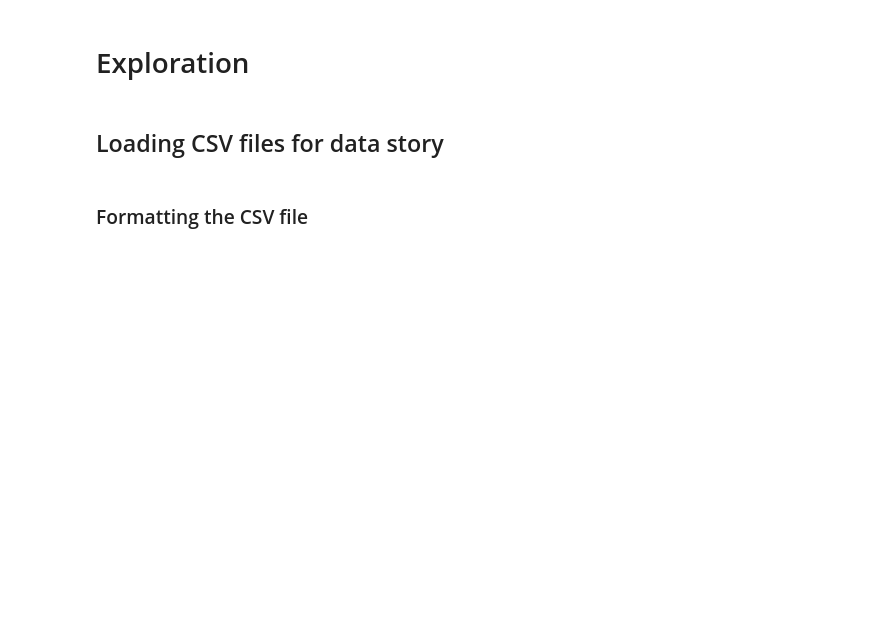
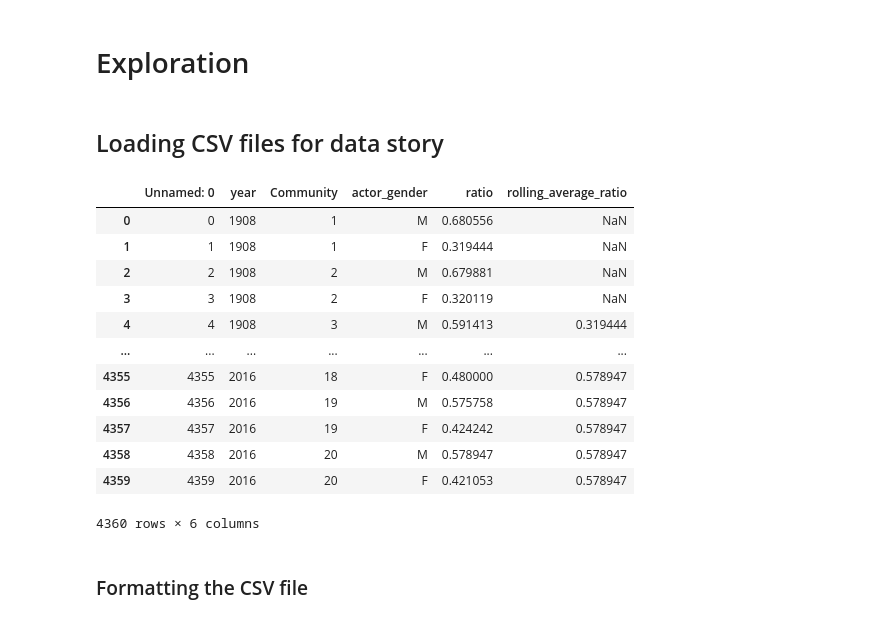
Before and after one commit to epfl-ada/ada-2022-project-addaxx, a Jupyter notebook: exploration.ipynb, the cells around one changed output. Saved outputs shown, nothing was run; the diff lists cells and outputs as text; code cells hidden in the pictures; blank space fills up the shorter version.

```diff
--- a/exploration.ipynb
+++ b/exploration.ipynb
@@ -36,6 +36,24 @@ relationships = pd.read_csv('./CSV_files/inter-communities-caracteristics.csv')
 features = pd.read_csv('./CSV_files/communities_features.csv')
 features_movies = pd.read_csv('./CSV_files/communities_movies_top_features.csv')
 features_movies_full = pd.read_csv('./CSV_files/communities_movies_full_features.csv')
+gender_rolling = pd.read_csv('./CSV_files/gender_ratio_roll_avg.csv')
+age_rolling = pd.read_csv('./CSV_files/average_age_roll_avg.csv')
+# %%
+gender_rolling
+# %% [output]
+|  | Unnamed: 0 | year | Community | actor_gender | ratio | rolling_average_ratio |
+| 0 | 0 | 1908 | 1 | M | 0.680556 | NaN |
+| 1 | 1 | 1908 | 1 | F | 0.319444 | NaN |
+| 2 | 2 | 1908 | 2 | M | 0.679881 | NaN |
+| 3 | 3 | 1908 | 2 | F | 0.320119 | NaN |
+| 4 | 4 | 1908 | 3 | M | 0.591413 | 0.319444 |
+| ... | ... | ... | ... | ... | ... | ... |
+| 4355 | 4355 | 2016 | 18 | F | 0.480000 | 0.578947 |
+| 4356 | 4356 | 2016 | 19 | M | 0.575758 | 0.578947 |
+| 4357 | 4357 | 2016 | 19 | F | 0.424242 | 0.578947 |
+| 4358 | 4358 | 2016 | 20 | M | 0.578947 | 0.578947 |
+| 4359 | 4359 | 2016 | 20 | F | 0.421053 | 0.578947 |
+4360 rows × 6 columns
 # %% [markdown]
 ### Formatting the CSV file
 # %%
```
Also changed, not shown: parts of 7 cells of this notebook.
